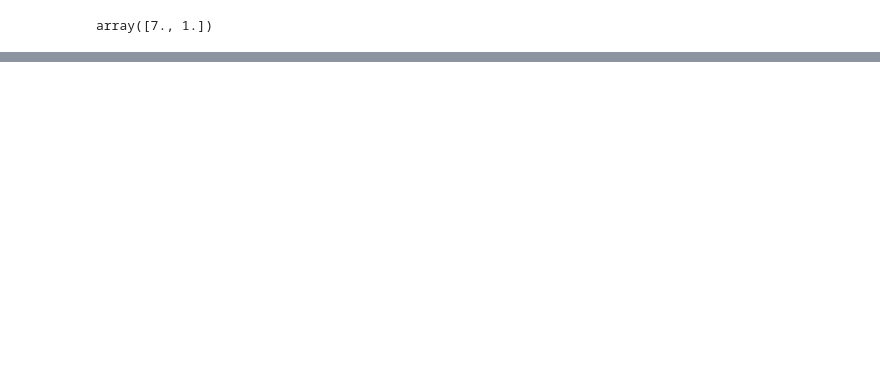
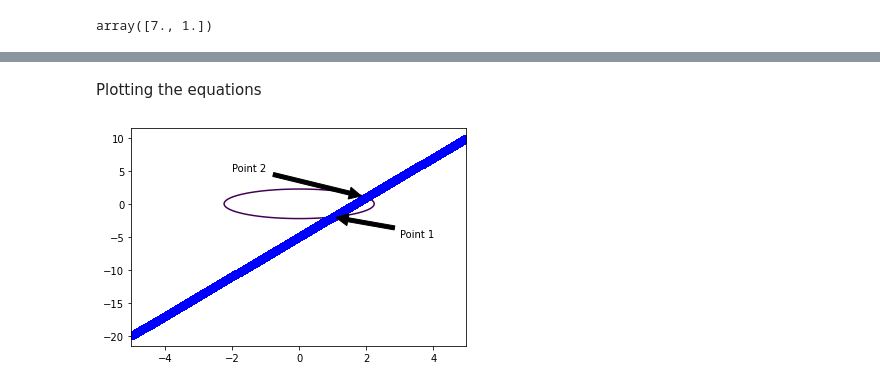
Before and after one commit to kanacb/pythonIN10hrs, a Jupyter notebook: Lesson4.ipynb, the cells around one changed output, grey strips where cells are left out. Saved outputs shown, nothing was run; the diff lists cells and outputs as text; code cells hidden in the pictures; blank space fills up the shorter version.

```diff
--- a/Lesson4.ipynb
+++ b/Lesson4.ipynb
@@ -102,0 +156,20 @@ array([7., 1.])
+# %% [markdown]
+Plotting the equations
+# %%
+import matplotlib.pyplot as plt
+delta = 0.025
+xNL, yNL = np.meshgrid(
+    np.arange(-5, 5, delta),
+    np.arange(-5, 5, delta)
+)
+plt.plot(xNL,3*xNL-5,'bs')
+plt.contour(xNL,yNL,xNL**2+yNL**2-5,[0])
+plt.annotate('Point 1', xy=(1, -2), xytext=(3, -5),
+            arrowprops=dict(facecolor='black', shrink=0.05),
+            )
+plt.annotate('Point 2', xy=(2, 1), xytext=(-2, 5),
+            arrowprops=dict(facecolor='black', shrink=0.05),
+            )
+plt.show()
+# %% [output]
+[figure, added]
```
Also changed, not shown: parts of 29 cells of this notebook.
